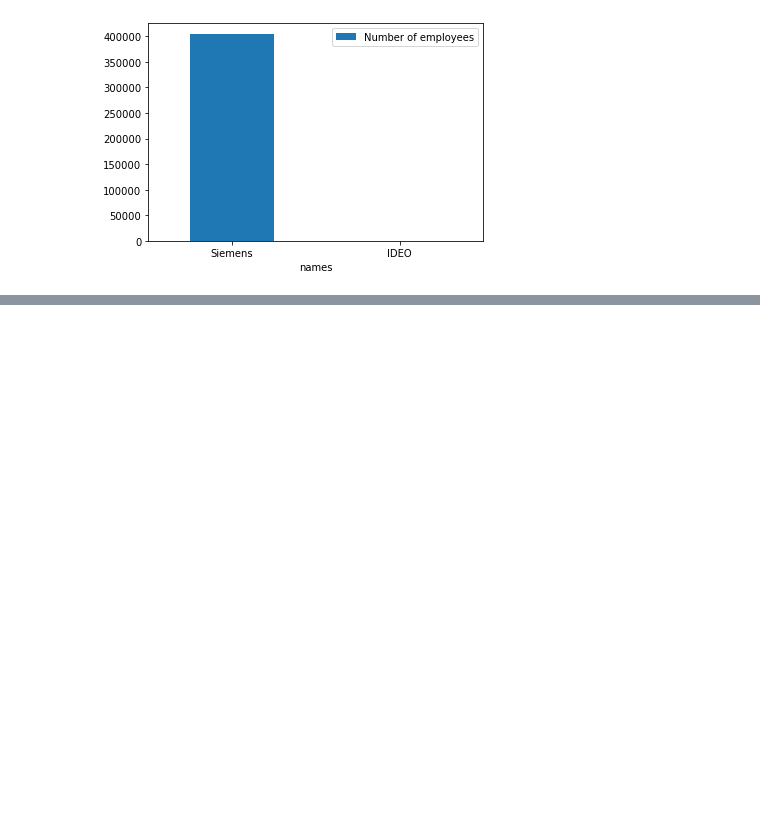
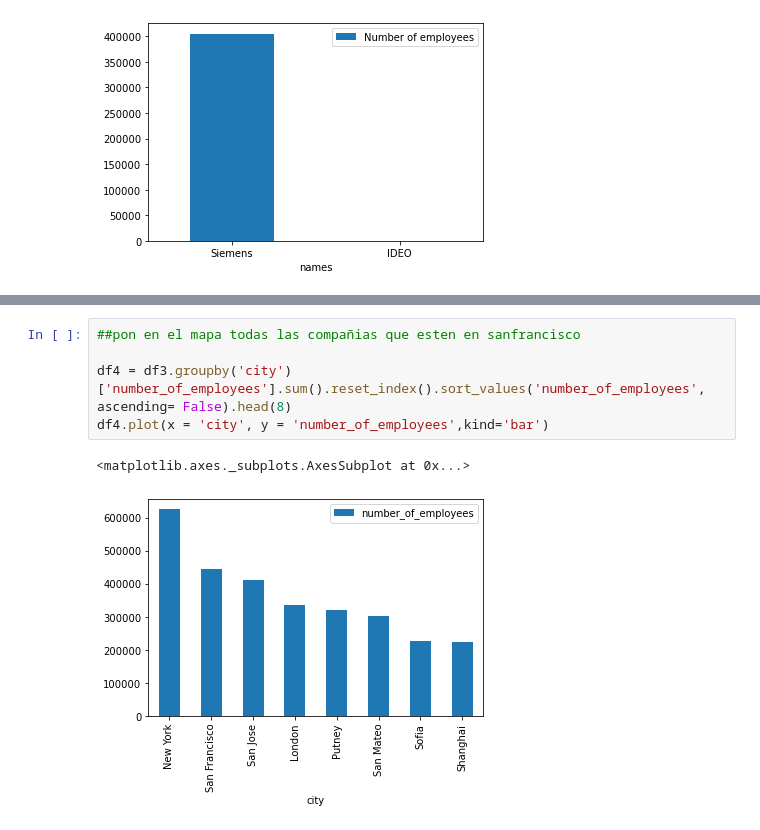
Before and after one commit to aguilareduardo32/datamex_102020, a Jupyter notebook: module-2/Mongo project/Untitled.ipynb, the cells around one changed output, grey strips where cells are left out. Saved outputs shown, nothing was run; the diff lists cells and outputs as text; blank space fills up the shorter version.

```diff
--- a/module-2/Mongo project/Untitled.ipynb
+++ b/module-2/Mongo project/Untitled.ipynb
@@ -171,0 +185,8 @@ TypeError: 'float' object is not subscriptable
+# %%
+##pon en el mapa todas las compañias que esten en sanfrancisco
+
+df4 = df3.groupby('city')['number_of_employees'].sum().reset_index().sort_values('number_of_employees', ascending= False).head(8)
+df4.plot(x = 'city', y = 'number_of_employees',kind='bar')
+# %% [output]
+<matplotlib.axes._subplots.AxesSubplot at 0x...>
+[figure, added]
```
Also changed, not shown: parts of 9 cells of this notebook, 1 other file.
